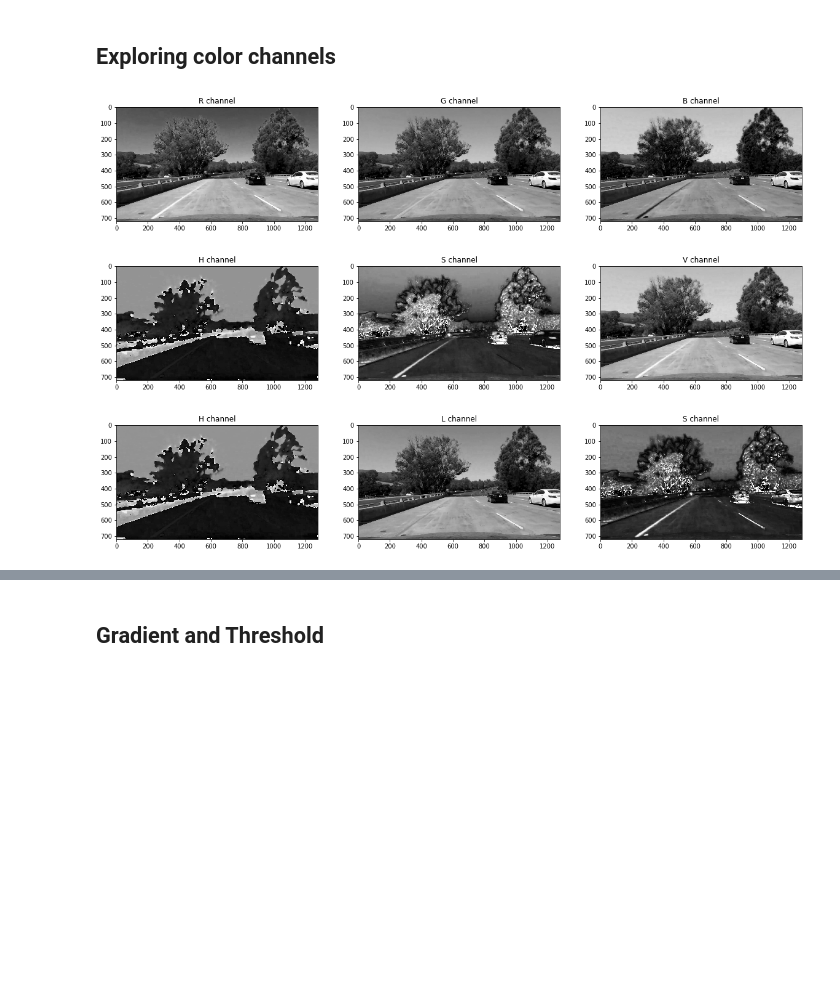
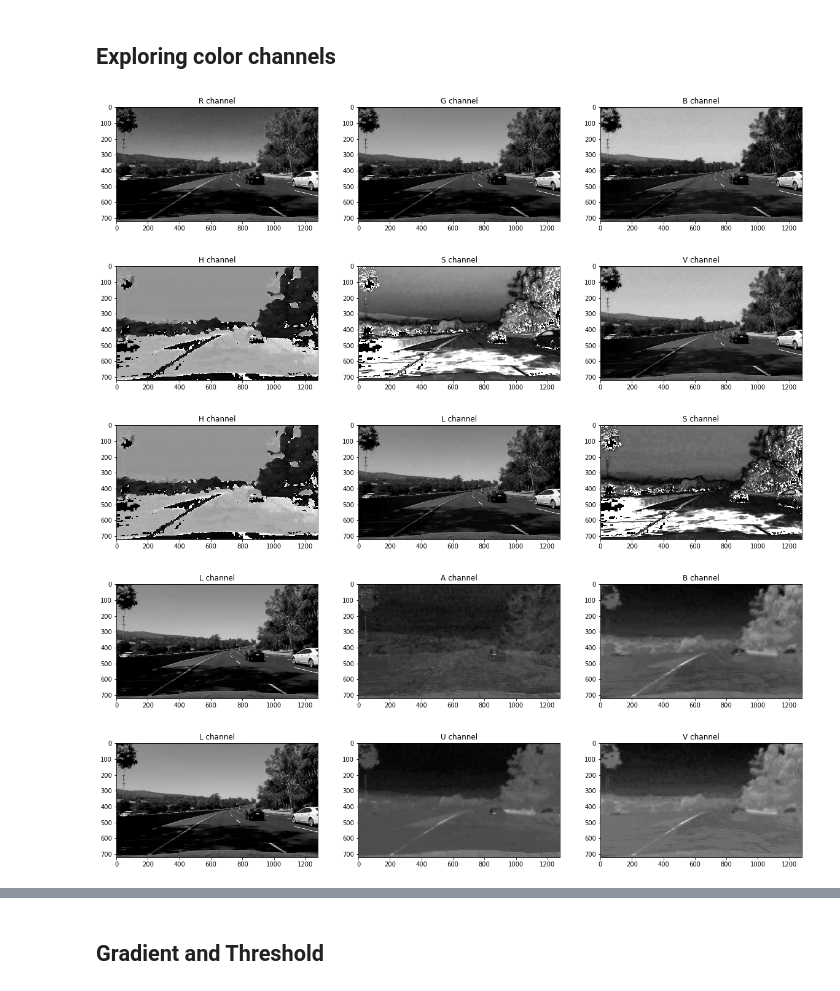
Before and after one commit to pavelsimo/CarND-Advanced-Lane-Lines, a Jupyter notebook: Advanced_Lane_Lines.ipynb, the cells around one changed output, grey strips where cells are left out. Drawn from its saved outputs; the diff is of its cells as text; code cells hidden in the pictures; blank space fills up the shorter version.

```diff
--- a/Advanced_Lane_Lines.ipynb
+++ b/Advanced_Lane_Lines.ipynb
@@ -10,6 +10,7 @@ from cv import *
 # %%
 #img = cv2.imread('test_images/straight_lines2.jpg')
-img = cv2.imread('test_images/x-test5.png')
+img = cv2.imread('test_images/x-test1.png')
+img = cv2.cvtColor(img, cv2.COLOR_BGR2RGB)
 objpoints, imgpoints = load_calibration_parameters(6, 9)
 img_undistort = undistort(img, objpoints, imgpoints)
 
@@ -30,26 +31,30 @@ plot_comparison(
 # %%
 def plot_channels(img, channels='RGB'):
     # Isolate RGB channels
     c1 = img[:, :, 0]
     c2 = img[:, :, 1]
     c3 = img[:, :, 2]
 
     # Visualize the individual color channels
     f, (ax1, ax2, ax3) = plt.subplots(1, 3, figsize=(20, 10))
     ax1.set_title('%s channel' % channels[0])
     ax1.imshow(c1, cmap='gray')
     ax2.set_title('%s channel' % channels[1])
     ax2.imshow(c2, cmap='gray')
     ax3.set_title('%s channel' % channels[2])
     ax3.imshow(c3, cmap='gray')
 
-plot_channels(cv2.cvtColor(img_undistort, cv2.COLOR_BGR2RGB), channels='RGB')
-plot_channels(cv2.cvtColor(img_undistort, cv2.COLOR_BGR2HSV), channels='HSV')
-plot_channels(cv2.cvtColor(img_undistort, cv2.COLOR_BGR2HLS), channels='HLS')
+plot_channels(img_undistort, channels='RGB')
+plot_channels(cv2.cvtColor(img_undistort, cv2.COLOR_RGB2HSV), channels='HSV')
+plot_channels(cv2.cvtColor(img_undistort, cv2.COLOR_RGB2HLS), channels='HLS')
+plot_channels(cv2.cvtColor(img_undistort, cv2.COLOR_RGB2LAB), channels='LAB')
+plot_channels(cv2.cvtColor(img_undistort, cv2.COLOR_RGB2LUV), channels='LUV')
 # %% [output]
-[figure, old version]
+[figure, new version]
-[figure, old version]
+[figure, new version]
-[figure, old version]
+[figure, new version]
+[figure, added]
+[figure, added]
 # %%
 def white_threshold(img, thresh=(0, 255)):
     r = img[:, :, 0]
```
Also changed, not shown: parts of 12 cells of this notebook, 5 other files.
